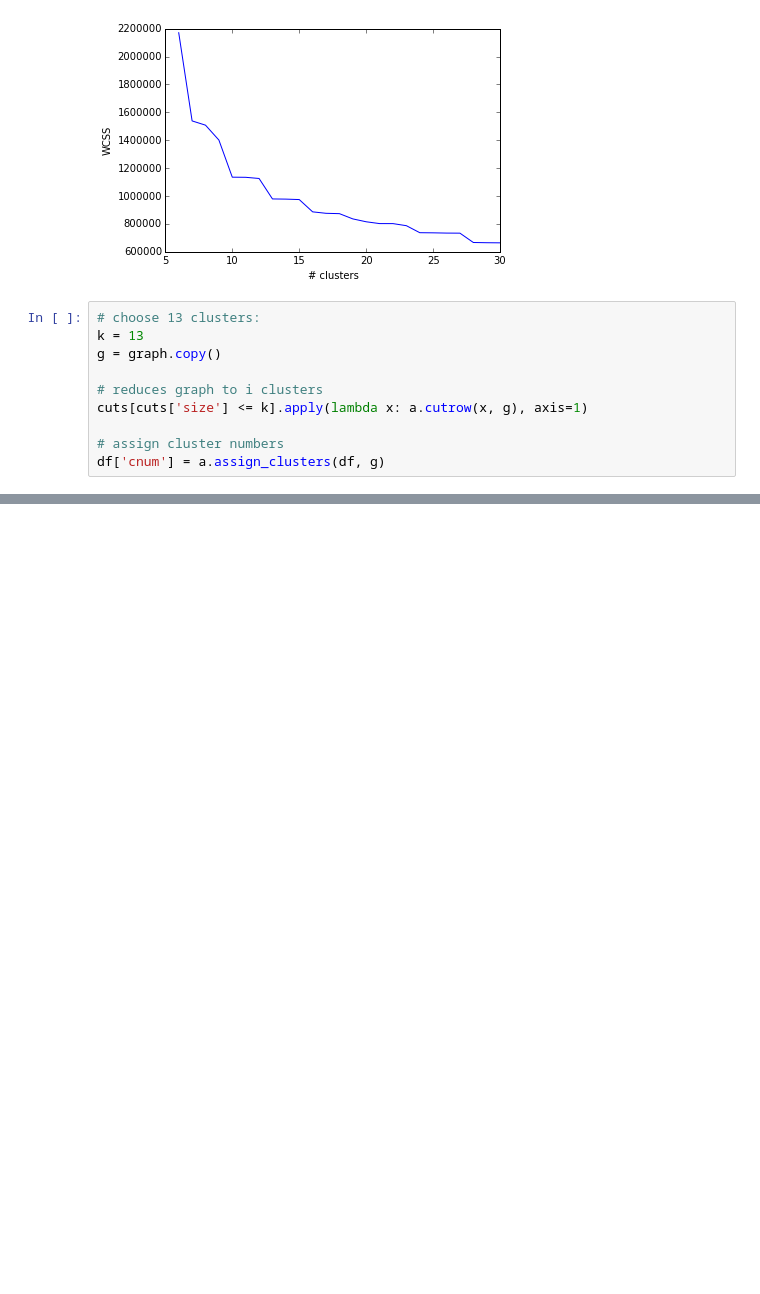
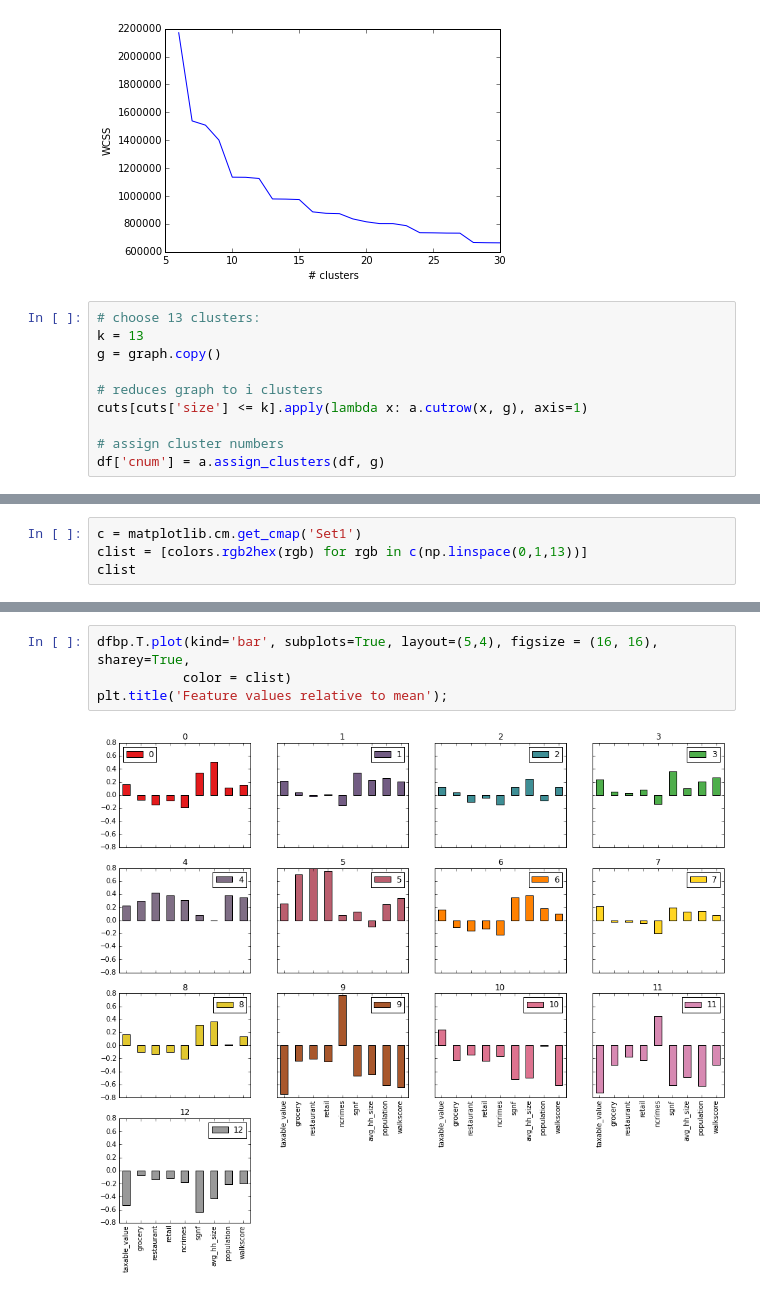
Before and after one commit to crupley/hoodie-development, a Jupyter notebook: explore/evaluate cuts.ipynb, the cells around one changed output, grey strips where cells are left out. Saved outputs shown, nothing was run; the diff lists cells and outputs as text; blank space fills up the shorter version.

```diff
--- a/explore/evaluate cuts.ipynb
+++ b/explore/evaluate cuts.ipynb
@@ -524,0 +545,4 @@ df['cnum'] = a.assign_clusters(df, g)
+# %%
+c = matplotlib.cm.get_cmap('Set1')
+clist = [colors.rgb2hex(rgb) for rgb in c(np.linspace(0,1,13))]
+clist
@@ -531,0 +575,6 @@ plt.margins(0);
+# %%
+dfbp.T.plot(kind='bar', subplots=True, layout=(5,4), figsize = (16, 16), sharey=True,
+           color = clist)
+plt.title('Feature values relative to mean');
+# %% [output]
+[figure, added]
```
Also changed, not shown: parts of 13 cells of this notebook, 3 other files.
